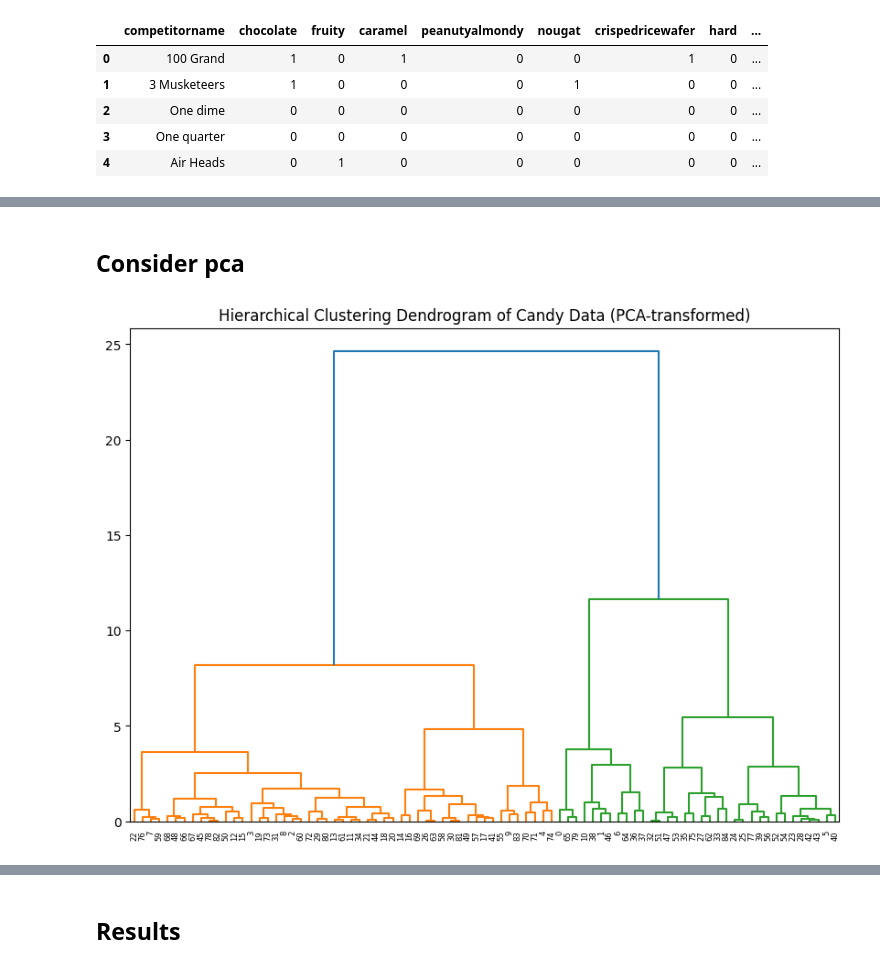
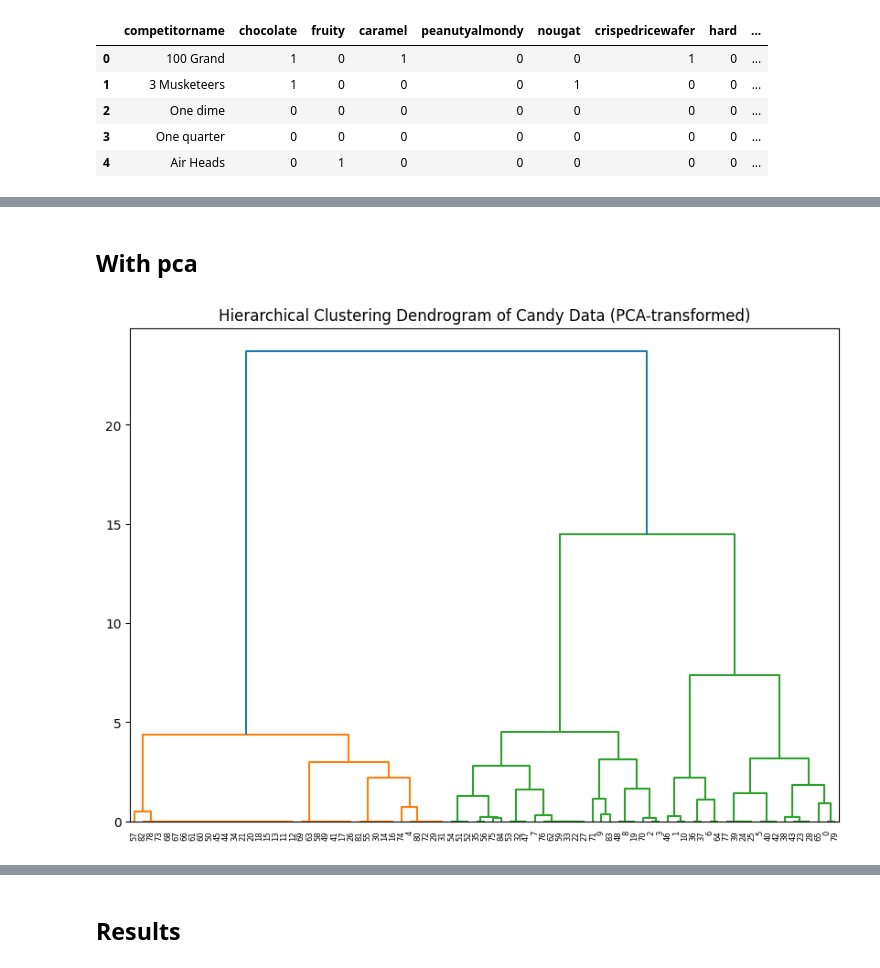
Before and after one commit to MartinFarres/HalloweenCandy-Heirarchical-Clustering, a Jupyter notebook: candy_Heirarchical_Clustering.ipynb, the cells around one changed output, grey strips where cells are left out. Saved outputs shown, nothing was run; the diff lists cells and outputs as text; code cells hidden in the pictures.

```diff
--- a/candy_Heirarchical_Clustering.ipynb
+++ b/candy_Heirarchical_Clustering.ipynb
@@ -42,7 +68,7 @@ None
 # %%
 from sklearn.preprocessing import StandardScaler
 
-df_numeric = df_candy.drop('competitorname', axis=1)
+df_numeric = df_candy.drop(['competitorname', 'sugarpercent', 'pricepercent', 'winpercent'], axis=1)
 
 scaler = StandardScaler()
 df_scaled = pd.DataFrame(scaler.fit_transform(df_numeric), columns=df_numeric.columns)
@@ -154,25 +180,29 @@ Cluster 4 Characteristics:
 dtype: float64
 # %% [markdown]
-## Consider pca
+## With pca
 # %%
 from sklearn.decomposition import PCA
 from scipy.cluster.hierarchy import linkage, dendrogram
 import matplotlib.pyplot as plt
 
+# Drop winpercent, sugarpercent and pricepercent for PCA
+df_numeric_pca = df_candy.drop(['competitorname', 'sugarpercent', 'pricepercent', 'winpercent'], axis=1)
+df_scaled_pca = pd.DataFrame(scaler.fit_transform(df_numeric_pca), columns=df_numeric_pca.columns)
+
 # Apply PCA
 pca = PCA(n_components=2)
-df_pca = pca.fit_transform(df_scaled)
+df_pca = pca.fit_transform(df_scaled_pca)
 
 # Perform hierarchical clustering on PCA-transformed data
 linked_pca = linkage(df_pca, method='ward')
 
 # Visualize the clusters using a dendrogram
 plt.figure(figsize=(10, 7))
 dendrogram(linked_pca)
 plt.title("Hierarchical Clustering Dendrogram of Candy Data (PCA-transformed)")
 plt.show()
 # %% [output]
-[figure, old version]
+[figure, new version]
 # %%
 from scipy.cluster.hierarchy import fcluster
 
```
Also changed, not shown: parts of 25 cells of this notebook.
